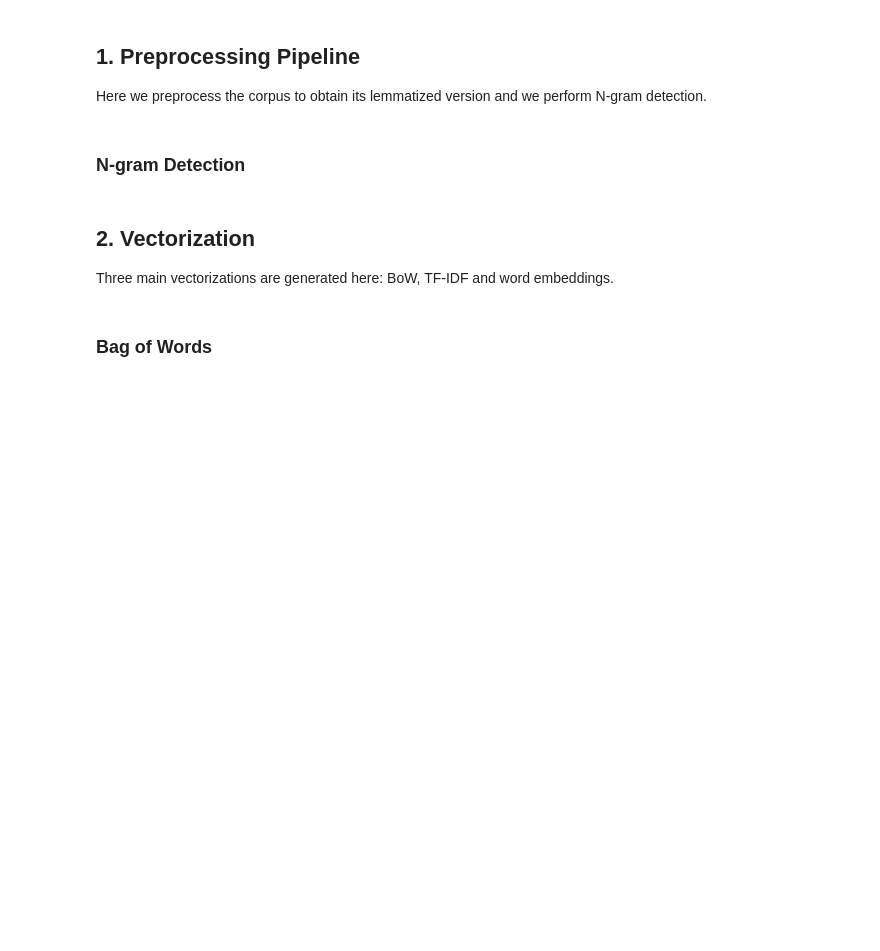
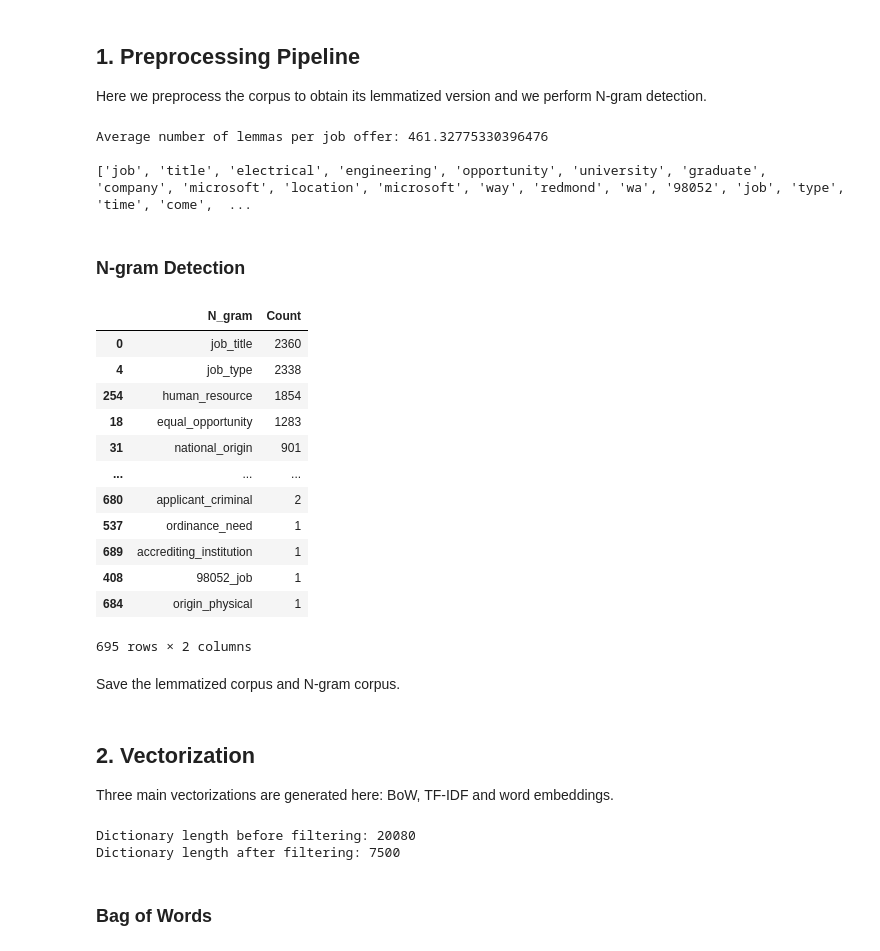
Before and after one commit to rafardzp/NLP-Project, a Jupyter notebook: Notebooks/main.ipynb, the cells around one changed output. Cells and saved outputs as stored; diff of their text form; code cells hidden in the pictures; blank space fills up the shorter version.

```diff
--- a/Notebooks/main.ipynb
+++ b/Notebooks/main.ipynb
@@ -50,0 +54,3 @@ print(spacy.__version__)
+# %%
+path = '/content/drive/MyDrive/NLP/Project'
+df_jobs = pd.read_csv(path + '/processed/jobs_processed.csv')
@@ -50,0 +59,5 @@ print(spacy.__version__)
+# %%
+corpus = df_jobs['full_info'].to_list()
+avg_pay = df_jobs['avg_pay'].to_list()
+
+print(f"Number of job offers: {len(corpus)}")
@@ -54,34 +93,55 @@ print(spacy.__version__)
 Here we preprocess the corpus to obtain its lemmatized version and we perform N-gram detection.
 # %%
 nlp = spacy.load('en_core_web_md')
-nlp.disable('parser')
-nlp.disable('ner')
+nlp.disable_pipe('parser')
+nlp.disable_pipe('ner')
 
-# Assume that docs are in corpus list
 # Corpus list contains all documents (train, val and test)
 lemmatized_corpus = [[tk.lemma_ for tk in nlp(doc.lower()) if (tk.is_alpha or tk.is_digit) \
                       and not tk.is_stop and not tk.is_punct] for doc in corpus]
 
-print(f"Number of documents: {len(lemmatized_corpus)}")
+avg_length = np.mean([len(lemmas) for lemmas in lemmatized_corpus])
+print(f"Average number of lemmas per job offer: {avg_length}\n")
+print(lemmatized_corpus[0])
+# %% [output]
+Average number of lemmas per job offer: 461.32775330396476
+
+['job', 'title', 'electrical', 'engineering', 'opportunity', 'university', 'graduate', 'company', 'microsoft', 'location', 'microsoft', 'way', 'redmond', 'wa', '98052', 'job', 'type', 'time', 'come',  ...
 # %% [markdown]
 ### N-gram Detection
 # %%
 # Firts step is to find N-grams to improve LDA's performance
-n_gram_model = gensim.models.phrases.Phrases(lemmatized_corpus, min_count=2, threshold=20)
-n_gram_corpus = [el for el in n_gram_model[lemmatized_corpues]]
+n_gram_model = gensim.models.phrases.Phrases(lemmatized_corpus, min_count=30, threshold=20)
+n_gram_corpus = [el for el in n_gram_model[lemmatized_corpus]]
 
 # Display table with N-grams
 n_gram_dict = {}
 detected_n_grams = []
 
 for doc in n_gram_corpus:
   for word in doc:
     if '_' in word:
       if word not in detected_n_grams:
         detected_n_grams.append(word)
         n_gram_dict[word] = 0
 
       n_gram_dict[word] += 1
 
 n_grams_df = pd.DataFrame([(key, value) for key, value in n_gram_dict.items()], columns=['N_gram', 'Count']).sort_values(by='Count', ascending=False)
 n_grams_df
+# %% [output]
+|  | N_gram | Count |
+| 0 | job_title | 2360 |
+| 4 | job_type | 2338 |
+| 254 | human_resource | 1854 |
+| 18 | equal_opportunity | 1283 |
+| 31 | national_origin | 901 |
+| ... | ... | ... |
+| 680 | applicant_criminal | 2 |
+| 537 | ordinance_need | 1 |
+| 689 | accrediting_institution | 1 |
+| 408 | 98052_job | 1 |
+| 684 | origin_physical | 1 |
+695 rows × 2 columns
+# %% [markdown]
+Save the lemmatized corpus and N-gram corpus.
@@ -93,11 +159,14 @@ Three main vectorizations are generated here: BoW, TF-IDF and word embeddings.
 D = gensim.corpora.Dictionary(n_gram_corpus)
 len_bf = len(D)
 
-D.filter_exptremes(no_below=4, no_above=0.8, keep_n=5000)
+D.filter_extremes(no_below=4, no_above=0.8, keep_n=7500)
 len_af = len(D)
 
 print(f"Dictionary length before filtering: {len_bf}")
 print(f"Dictionary length after filtering: {len_af}")
+# %% [output]
+Dictionary length before filtering: 20080
+Dictionary length after filtering: 7500
 # %% [markdown]
 ### Bag of Words
 # %%
```
Also changed, not shown: parts of 24 cells of this notebook.
